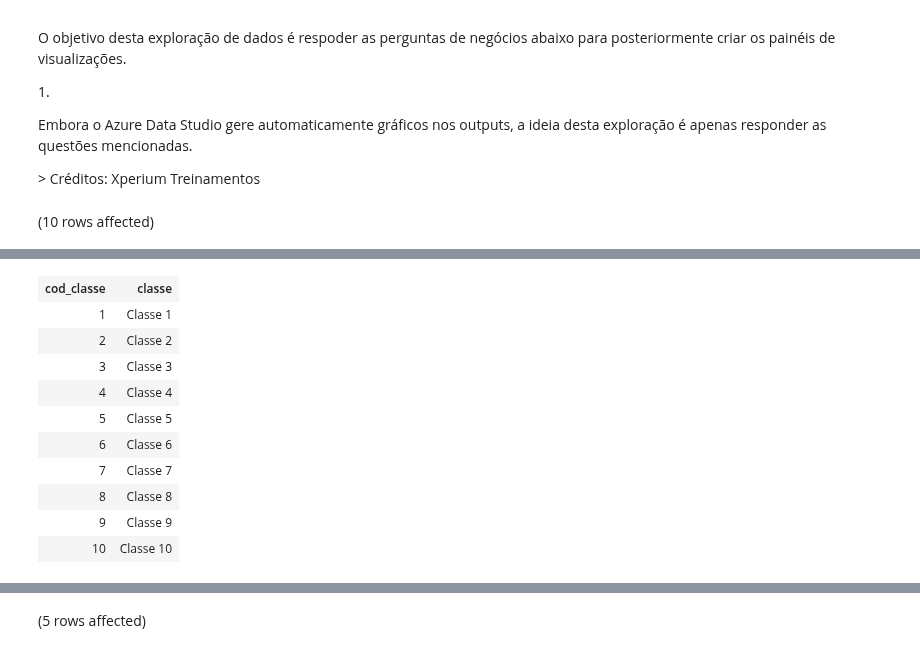
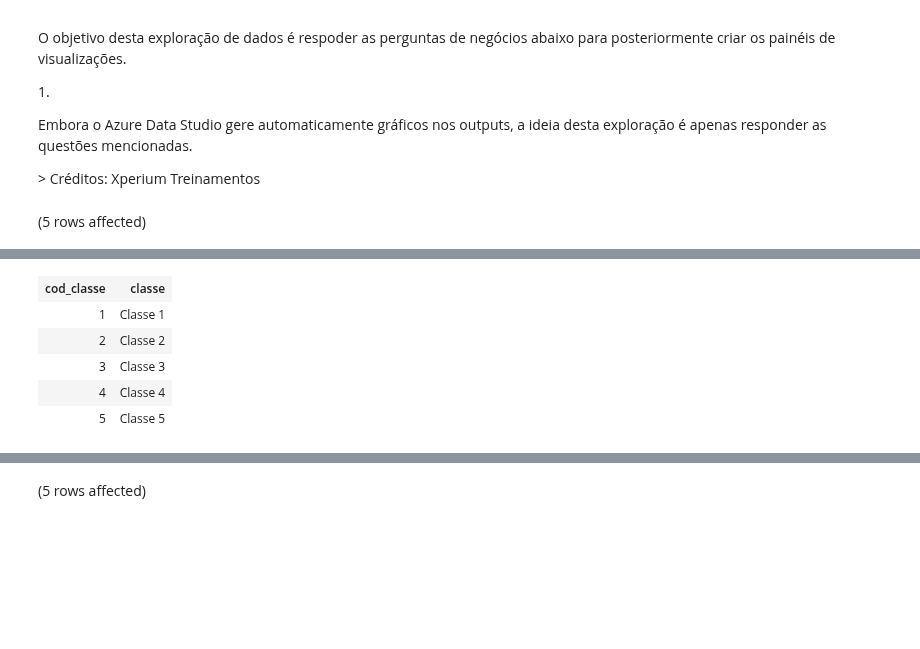
Before and after one commit to AlbertoFAraujo/EDA_Hospitalar, a Jupyter notebook: Xhospital_EDA.ipynb, the cells around one changed output, grey strips where cells are left out. Drawn from its saved outputs; the diff is of its cells as text; code cells hidden in the pictures; blank space fills up the shorter version.

```diff
--- a/Xhospital_EDA.ipynb
+++ b/Xhospital_EDA.ipynb
@@ -18,7 +18,7 @@ O objetivo desta exploração de dados é respoder as perguntas de negócios aba
 <span style="color: var(--vscode-foreground);">&gt; Créditos: Xperium Treinamentos</span>
 # %%
 SELECT
-    TOP(10) *
+    TOP(5) *
 FROM tab_classe_procedimento
 # %% [output]
-(10 rows affected)
+(5 rows affected)
@@ -26,13 +26,8 @@ Total execution time: 00:00:00.005
 | cod_classe | classe |
 | 1 | Classe 1 |
 | 2 | Classe 2 |
 | 3 | Classe 3 |
 | 4 | Classe 4 |
 | 5 | Classe 5 |
-| 6 | Classe 6 |
-| 7 | Classe 7 |
-| 8 | Classe 8 |
-| 9 | Classe 9 |
-| 10 | Classe 10 |
 # %%
 SELECT
```
Also changed, not shown: parts of 6 cells of this notebook.
